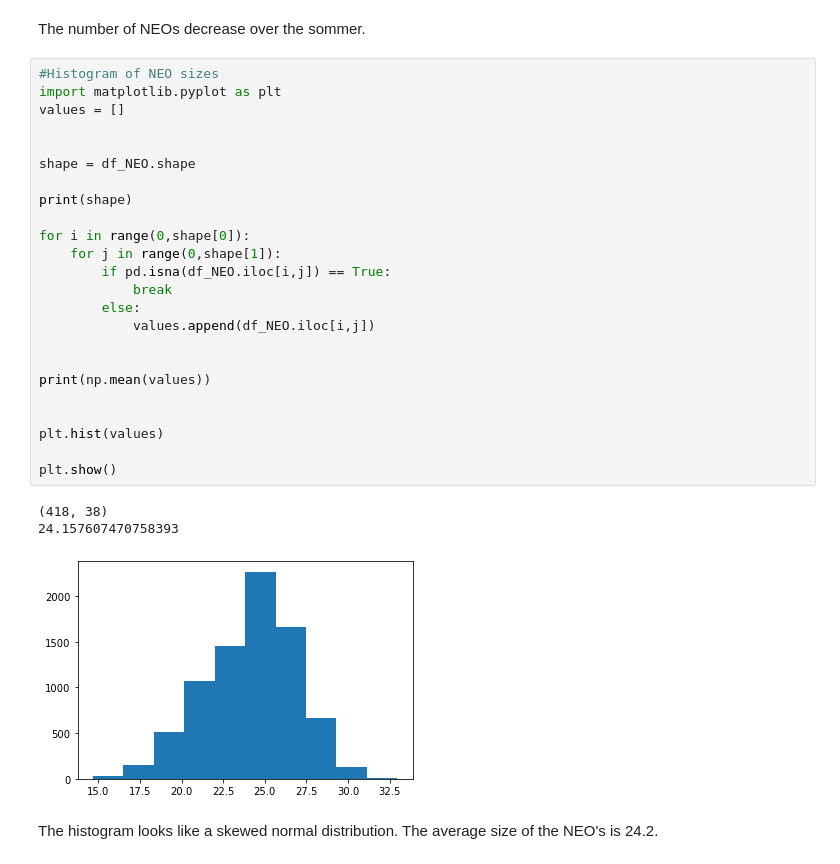
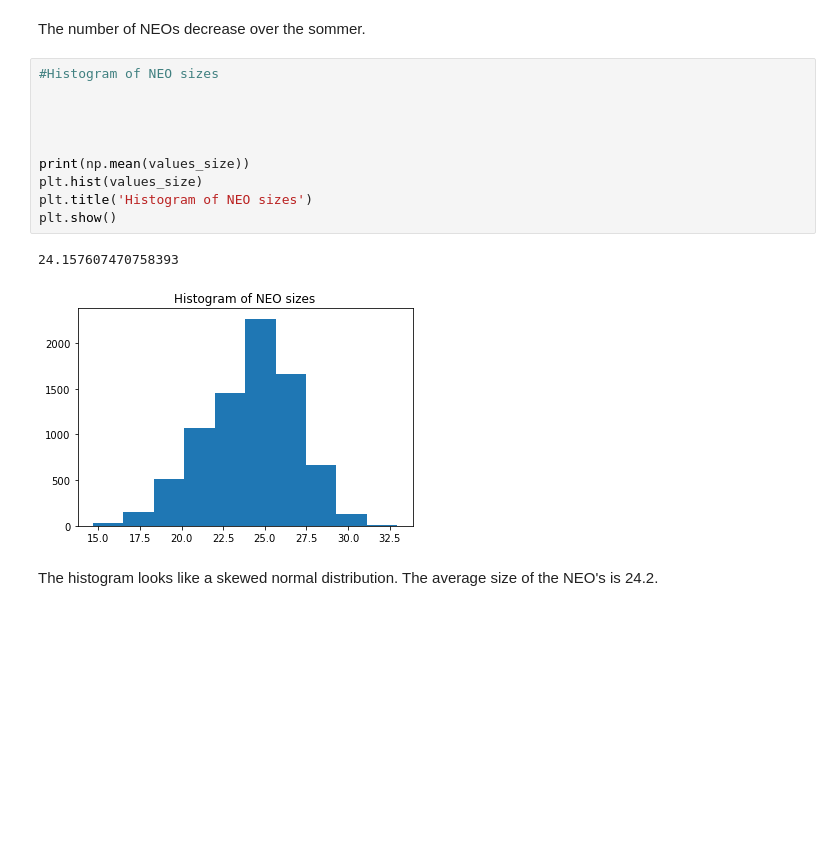
Before and after one commit to fred248h/62444-DVA, a Jupyter notebook: Frederik/5_nasa_data_collection_and_visualization_s204256.ipynb, the cells around one changed output. Saved outputs shown, nothing was run; the diff lists cells and outputs as text; blank space fills up the shorter version.

```diff
--- a/Frederik/5_nasa_data_collection_and_visualization_s204256.ipynb
+++ b/Frederik/5_nasa_data_collection_and_visualization_s204256.ipynb
@@ -215,34 +243,19 @@ df_N_NEO.plot()
 [figure]
 # %% [markdown]
 The number of NEOs decrease over the sommer.
-# %%
-#Histogram of NEO sizes
-import matplotlib.pyplot as plt
-values = []
-
-
-shape = df_NEO.shape
-
-print(shape)
-
-for i in range(0,shape[0]):
-    for j in range(0,shape[1]):
-        if pd.isna(df_NEO.iloc[i,j]) == True:
-            break
-        else:
-            values.append(df_NEO.iloc[i,j])
-
-
-print(np.mean(values))
-
-
-plt.hist(values)
-
-plt.show()
-# %% [output]
-(418, 38)
-24.157607470758393
-[figure, removed]
+# %%
+#Histogram of NEO sizes
+
+
+
+
+print(np.mean(values_size))
+plt.hist(values_size)
+plt.title('Histogram of NEO sizes')
+plt.show()
+# %% [output]
+24.157607470758393
+[figure, added]
 # %% [markdown]
 The histogram looks like a skewed normal distribution. The average size of the NEO's is 24.2.
 # %%
```
Also changed, not shown: parts of 8 cells of this notebook.
